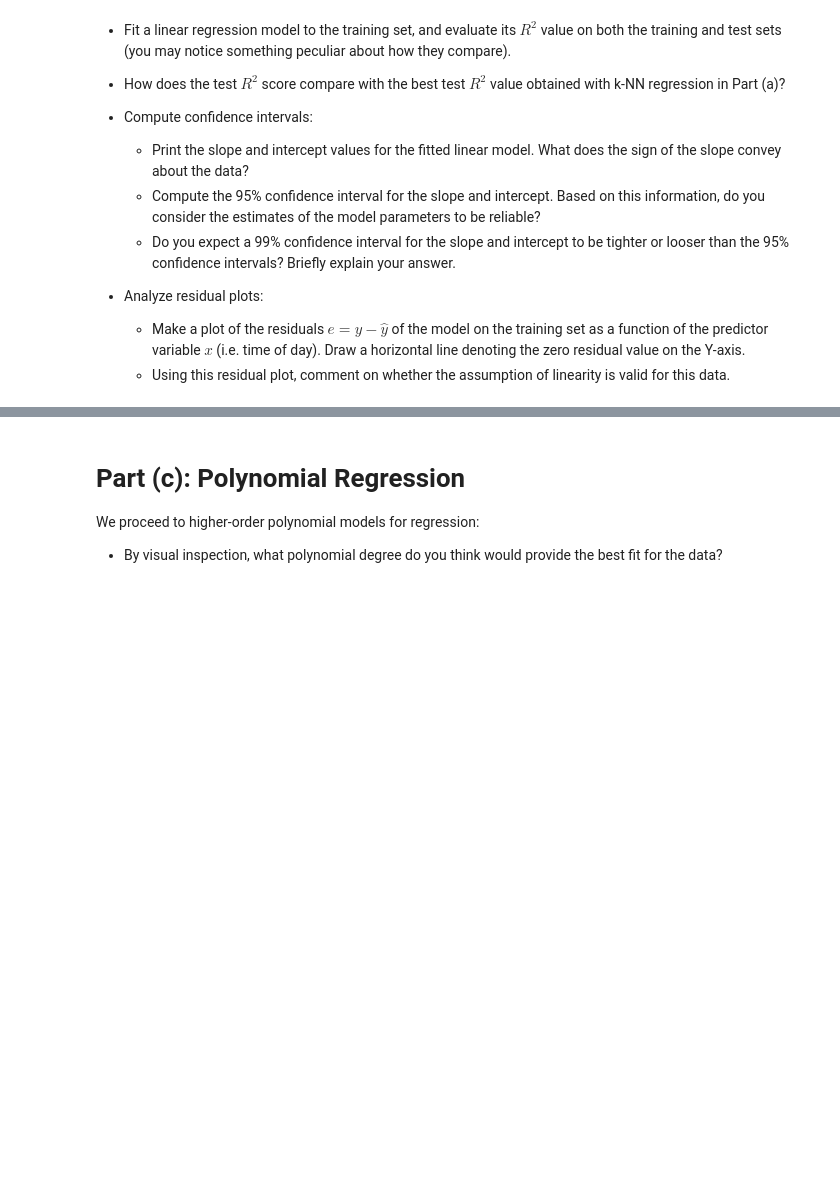
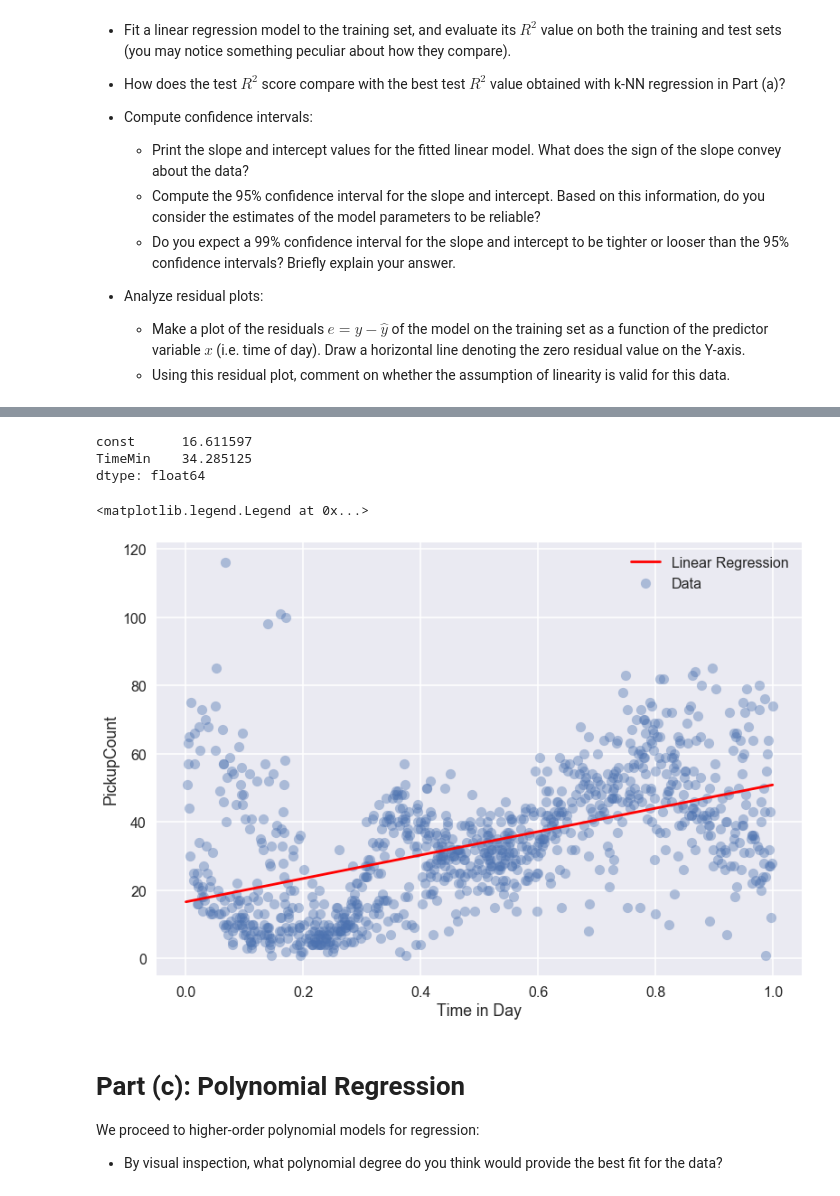
Before and after one commit to EverettSussman/CS109HW2, a Jupyter notebook: cs109a_hw2.ipynb, the cells around one changed output, grey strips where cells are left out. Saved outputs shown, nothing was run; the diff lists cells and outputs as text; code cells hidden in the pictures; blank space fills up the shorter version.

```diff
--- a/cs109a_hw2.ipynb
+++ b/cs109a_hw2.ipynb
@@ -244,0 +327,7 @@ Using the suggested built-in functions, answer the following questions:
+# %%
+# Generate linear regression model
+
+# Add constant to data
+xConst = sm.add_constant(testDf["TimeMin"])
+testLinModel = sm.OLS(testDf["PickupCount"], xConst).fit()
+print(testLinModel.summary())
@@ -245,3 +352,22 @@ Using the suggested built-in functions, answer the following questions:
+# %%
+testLinModel.params
+# %% [output]
+const      16.611597
+TimeMin    34.285125
+dtype: float64
+# %%
+xPrime = np.arange(0, 1, .001)
+xPrime = sm.add_constant(xPrime)
+yHat = testLinModel.predict(xPrime)
+
+fig, ax = plt.subplots(1)
+sns.regplot(testDf["TimeMin"], testDf["PickupCount"], fit_reg = False, scatter_kws={'alpha':0.4}, label="Data")
+ax.plot(xPrime[:,1], yHat, label="Linear Regression", color="red")
+ax.set_xlabel("Time in Day")
+ax.legend()
+# %% [output]
+<matplotlib.legend.Legend at 0x...>
+[figure, added]
 # %% [markdown]
 # Part (c): Polynomial Regression
 
```
Also changed, not shown: parts of 13 cells of this notebook.
